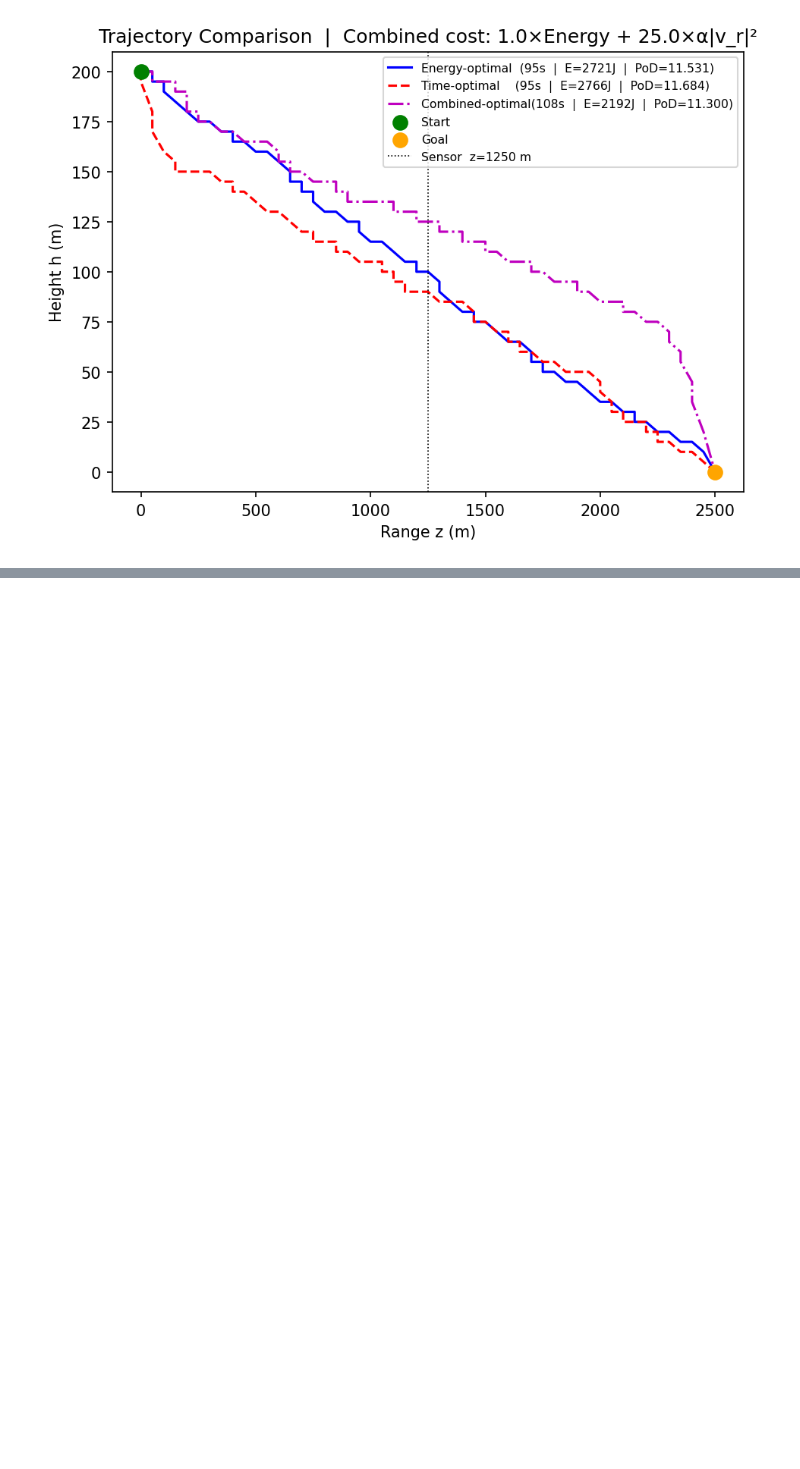
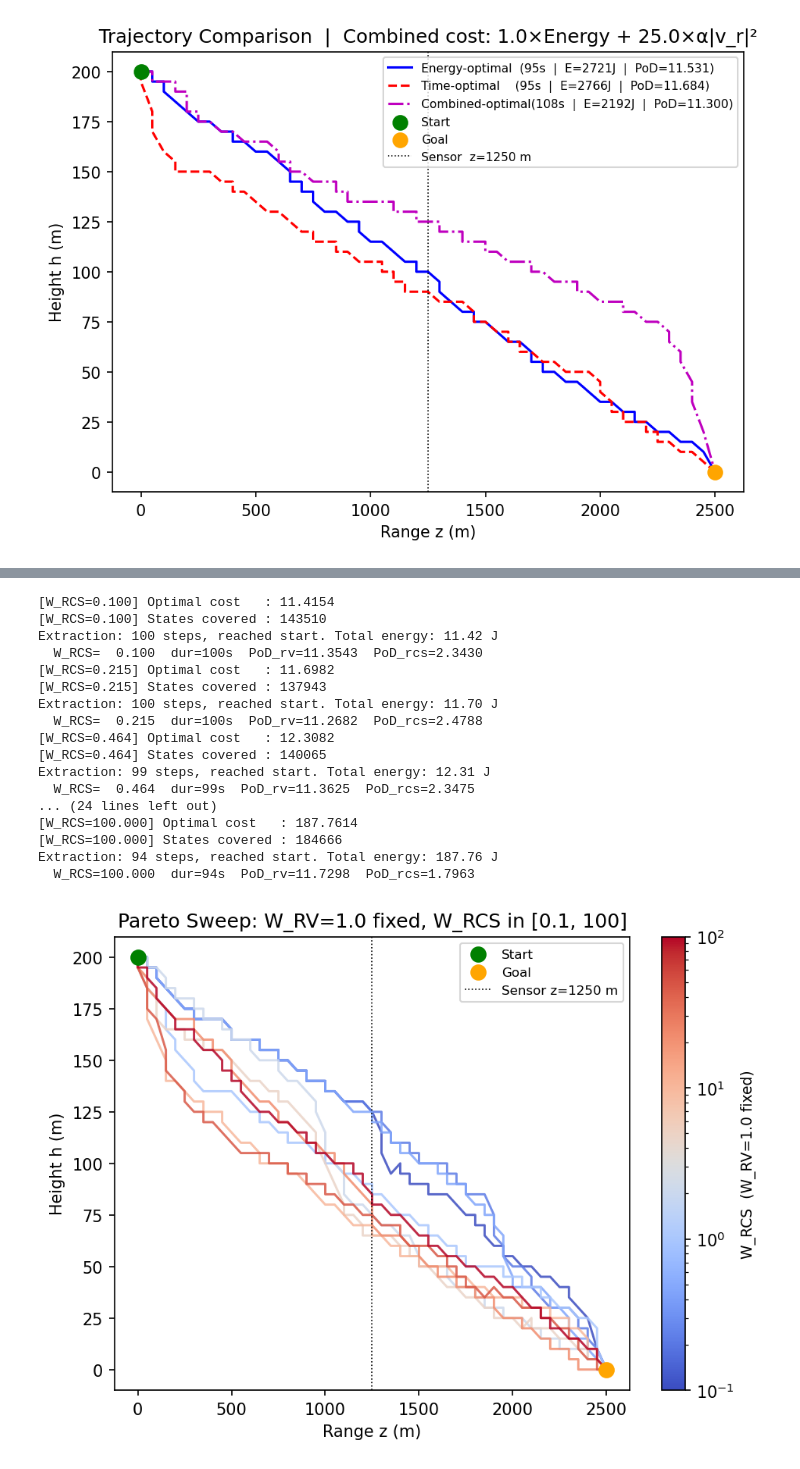
Before and after one commit to jeffersonkim97/glider_hybrid_control, a Jupyter notebook: Glider_Bellman/glider_02.ipynb, the cells around one changed output, grey strips where cells are left out. Cells and saved outputs as stored; diff of their text form; code cells hidden in the pictures; blank space fills up the shorter version.

```diff
--- a/Glider_Bellman/glider_02.ipynb
+++ b/Glider_Bellman/glider_02.ipynb
@@ -1172,0 +1395,61 @@ Combined-opt             108.0     2192.4       11.2998
+# %%
+import matplotlib.cm as cm
+from matplotlib.colors import LogNorm
+
+W_RV_fixed   = 1.0
+W_RCS_sweep  = np.logspace(-1, 2, 10)   # 0.1 -> 100, W_RV fixed at 1.0
+
+pareto_trajs = []   # list of (w_rcs, fwd_traj)
+for w_rcs in W_RCS_sweep:
+    cost_fn = make_combined_pod_cost(W_RV_fixed, w_rcs)
+    V_p, prev_p = bellman_general(cost_fn, label=f'W_RCS={w_rcs:.3f}')
+    _, tc = extract_trajectory(V_p, prev_p)
+    fwd = list(reversed(tc))
+    pareto_trajs.append((w_rcs, fwd))
+    pv = total_pod(fwd)
+    pr = total_rcs_exposure(fwd)
+    print(f'  W_RCS={w_rcs:>7.3f}  dur={len(fwd)*DT:.0f}s  PoD_rv={pv:.4f}  PoD_rcs={pr:.4f}')
+
+# ── Single plot: all 10 trajectories coloured by W_RCS ────────────────────────
+cmap = cm.coolwarm
+norm = LogNorm(vmin=W_RCS_sweep[0], vmax=W_RCS_sweep[-1])
+
+fig, ax = plt.subplots(dpi=150)
+for w_rcs, traj in pareto_trajs:
+    ax.plot([s[0] for s in traj], [s[1] for s in traj],
+            color=cmap(norm(w_rcs)), linewidth=1.4, alpha=0.85)
+
+sm = plt.cm.ScalarMappable(cmap=cmap, norm=norm)
+sm.set_array([])
+cbar = plt.colorbar(sm, ax=ax)
+cbar.set_label('W_RCS  (W_RV=1.0 fixed)', fontsize=9)
+
+ax.scatter([Z_SW],   [H_SW],   c='green',  s=80, zorder=5, label='Start')
+ax.scatter([Z_GOAL], [H_GOAL], c='orange', s=80, zorder=5, label='Goal')
+ax.axvline(Z_SENSOR, color='k', linestyle=':', linewidth=0.8,
+           label=f'Sensor z={Z_SENSOR:.0f} m')
+ax.set_xlabel('Range z (m)')
+ax.set_ylabel('Height h (m)')
+ax.set_title(f'Pareto Sweep: W_RV=1.0 fixed, W_RCS in [{W_RCS_sweep[0]:.1f}, {W_RCS_sweep[-1]:.0f}]')
+ax.legend(fontsize=8)
+plt.tight_layout()
+plt.show()
+# %% [output]
+[W_RCS=0.100] Optimal cost   : 11.4154
+[W_RCS=0.100] States covered : 143510
+Extraction: 100 steps, reached start. Total energy: 11.42 J
+  W_RCS=  0.100  dur=100s  PoD_rv=11.3543  PoD_rcs=2.3430
+[W_RCS=0.215] Optimal cost   : 11.6982
+[W_RCS=0.215] States covered : 137943
+Extraction: 100 steps, reached start. Total energy: 11.70 J
+  W_RCS=  0.215  dur=100s  PoD_rv=11.2682  PoD_rcs=2.4788
+[W_RCS=0.464] Optimal cost   : 12.3082
+[W_RCS=0.464] States covered : 140065
+Extraction: 99 steps, reached start. Total energy: 12.31 J
+  W_RCS=  0.464  dur=99s  PoD_rv=11.3625  PoD_rcs=2.3475
+... (24 lines left out)
+[W_RCS=100.000] Optimal cost   : 187.7614
+[W_RCS=100.000] States covered : 184666
+Extraction: 94 steps, reached start. Total energy: 187.76 J
+  W_RCS=100.000  dur=94s  PoD_rv=11.7298  PoD_rcs=1.7963
+[figure, added]
```
Also changed, not shown: parts of 9 cells of this notebook, 2 other files.
